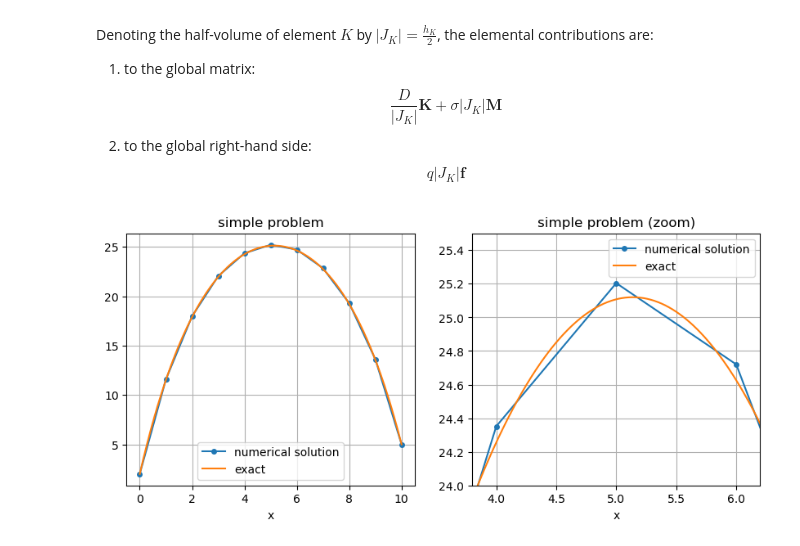
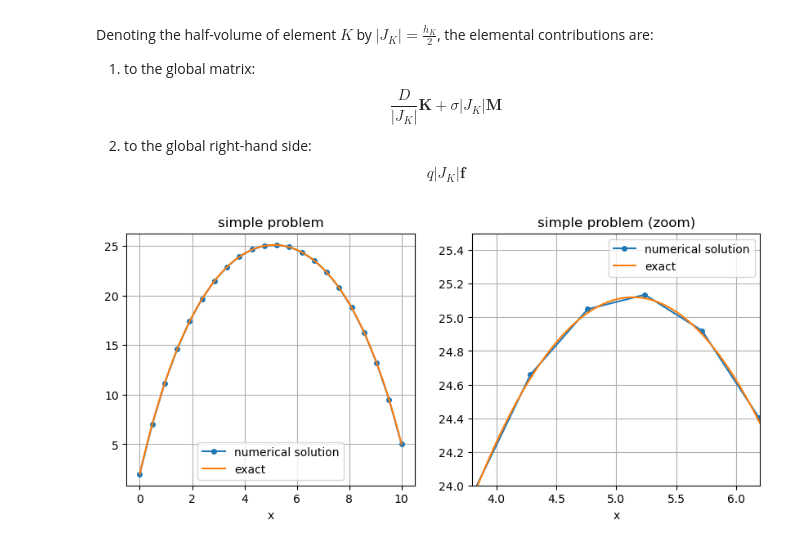
Before and after one commit to ragusa/Learning_FEM_1D, a Jupyter notebook: Learning_FEM_1D_step0.ipynb, the cells around one changed output. Drawn from its saved outputs; the diff is of its cells as text; code cells hidden in the pictures.

```diff
--- a/Learning_FEM_1D_step0.ipynb
+++ b/Learning_FEM_1D_step0.ipynb
@@ -757,7 +757,7 @@ def assemble_p1_constant_matprop_fem(J, gn, D=1.0, sigma=0.0, q=1.0):
         A : scipy.sparse.lil_matrix  (kept LIL on purpose to ease BC edits)
         b : np.ndarray
     """
-    Nelem = len(dx)
+    Nelem = len(J)
     Npts = Nelem + 1
     A = sparse.lil_matrix((Npts, Npts), dtype=float)
     b = np.zeros(Npts, dtype=float)
@@ -806,33 +806,33 @@ def impose_dirichlet_fem(A, b, u_left, u_right):
     return A, b
 
 # --- FEM solve ---
-Nelem = 10
+Nelem = 21
 x, J, gn = make_mesh_fem(L=L, Nelem=Nelem)
 A, b = assemble_p1_constant_matprop_fem(J, gn, D=D, sigma=sigma, q=q)
 A, b = impose_dirichlet_fem(A, b, u_left, u_right)
 # convert to CSC for solving
 u = spla.spsolve(A.tocsc(), b)
 
 # --- Comparison ---
 # plot
 fig, axs = plt.subplots(1,2,figsize=(10,4))
 
 axs[0].plot(x,      u, marker='o', ms=4, label='numerical solution')
 axs[0].plot(x_fine, exact(x_fine), label='exact')
 axs[0].grid(True)
 axs[0].legend()
 axs[0].set_xlabel('x')
 axs[0].set_title('simple problem')
 
 # zoom
 axs[1].plot(x,      u, marker='o', ms=4, label='numerical solution')
 axs[1].plot(x_fine, exact(x_fine), label='exact')
 axs[1].grid(True)
 axs[1].legend()
 axs[1].set_xlabel('x')
 axs[1].set_title('simple problem (zoom)')
 axs[1].set_xlim([3.8,6.2])
 axs[1].set_ylim([24,25.5])
 plt.show()
 # %% [output]
-[figure, old version]
+[figure, new version]
```
